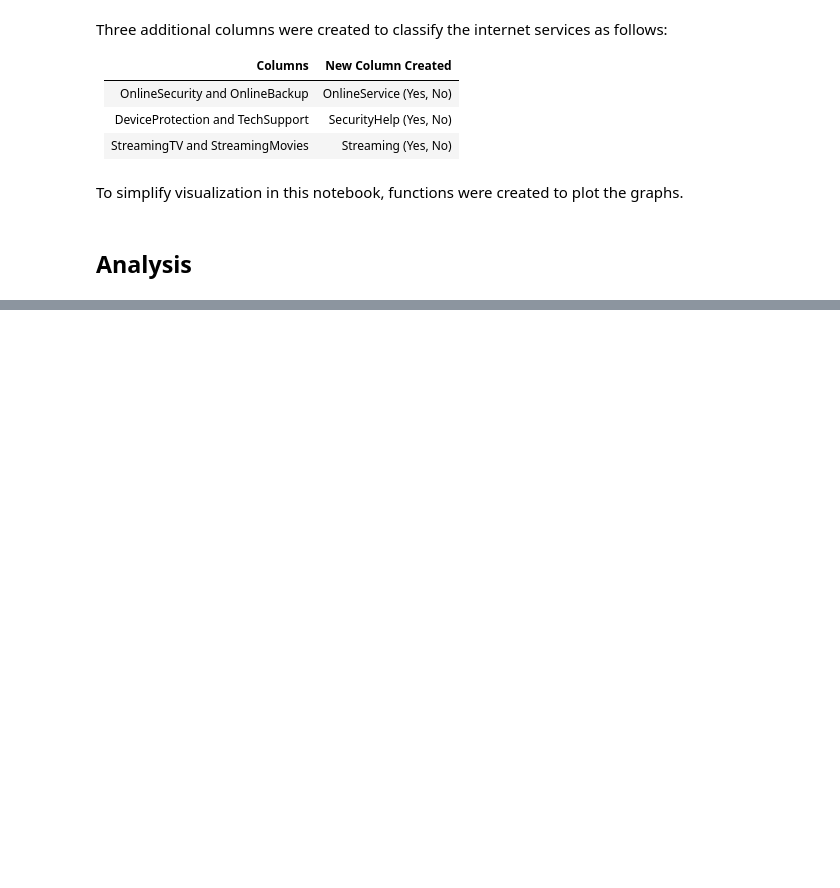
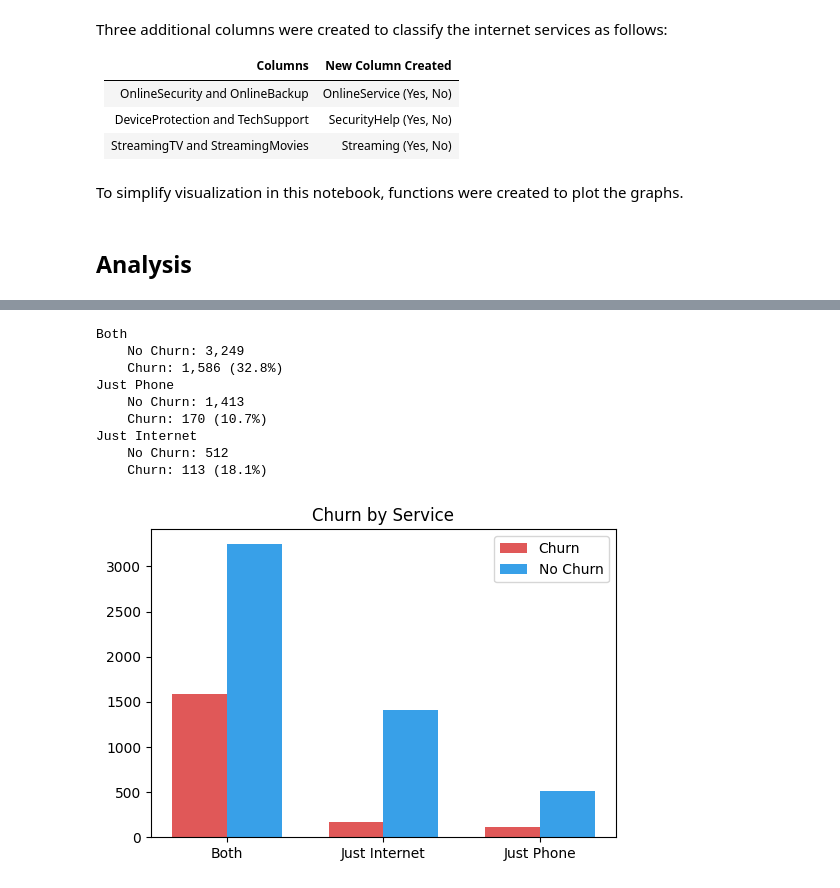
Before and after one commit to fabianoamaralbr/churn_model_ml, a Jupyter notebook: exploratory_analysis.ipynb, the cells around one changed output, grey strips where cells are left out. Drawn from its saved outputs; the diff is of its cells as text; code cells hidden in the pictures; blank space fills up the shorter version.

```diff
--- a/exploratory_analysis.ipynb
+++ b/exploratory_analysis.ipynb
@@ -117,0 +121,29 @@ plot_barras_2col('PaymentMethod')
+# %%
+service_counts_no_churn = df[df['Churn'] == 'No']['Service'].value_counts()
+service_counts_churn = df[df['Churn'] == 'Yes']['Service'].value_counts()
+x_service_both = (service_counts_churn.iloc[0]/(service_counts_no_churn.iloc[0]+service_counts_churn.iloc[0]))*100
+x_service_phone = (service_counts_churn.iloc[1]/(service_counts_no_churn.iloc[1]+service_counts_churn.iloc[1]))*100
+x_service_internet = (service_counts_churn.iloc[2]/(service_counts_no_churn.iloc[2]+service_counts_churn.iloc[2]))*100
+print(f'''
+Both
+    No Churn: {service_counts_no_churn.iloc[0]:,}
+    Churn: {service_counts_churn.iloc[0]:,} ({x_service_both:,.1f}%)
+Just Phone
+    No Churn: {service_counts_no_churn.iloc[1]:,}
+    Churn: {service_counts_churn.iloc[1]:,} ({x_service_phone:,.1f}%)
+Just Internet
+    No Churn: {service_counts_no_churn.iloc[2]:,}
+    Churn: {service_counts_churn.iloc[2]:,} ({x_service_internet:,.1f}%)
+''')
+plot_bars_2col('Service')
+# %% [output]
+Both
+    No Churn: 3,249
+    Churn: 1,586 (32.8%)
+Just Phone
+    No Churn: 1,413
+    Churn: 170 (10.7%)
+Just Internet
+    No Churn: 512
+    Churn: 113 (18.1%)
+[figure, added]
```
Also changed, not shown: parts of 18 cells of this notebook.
